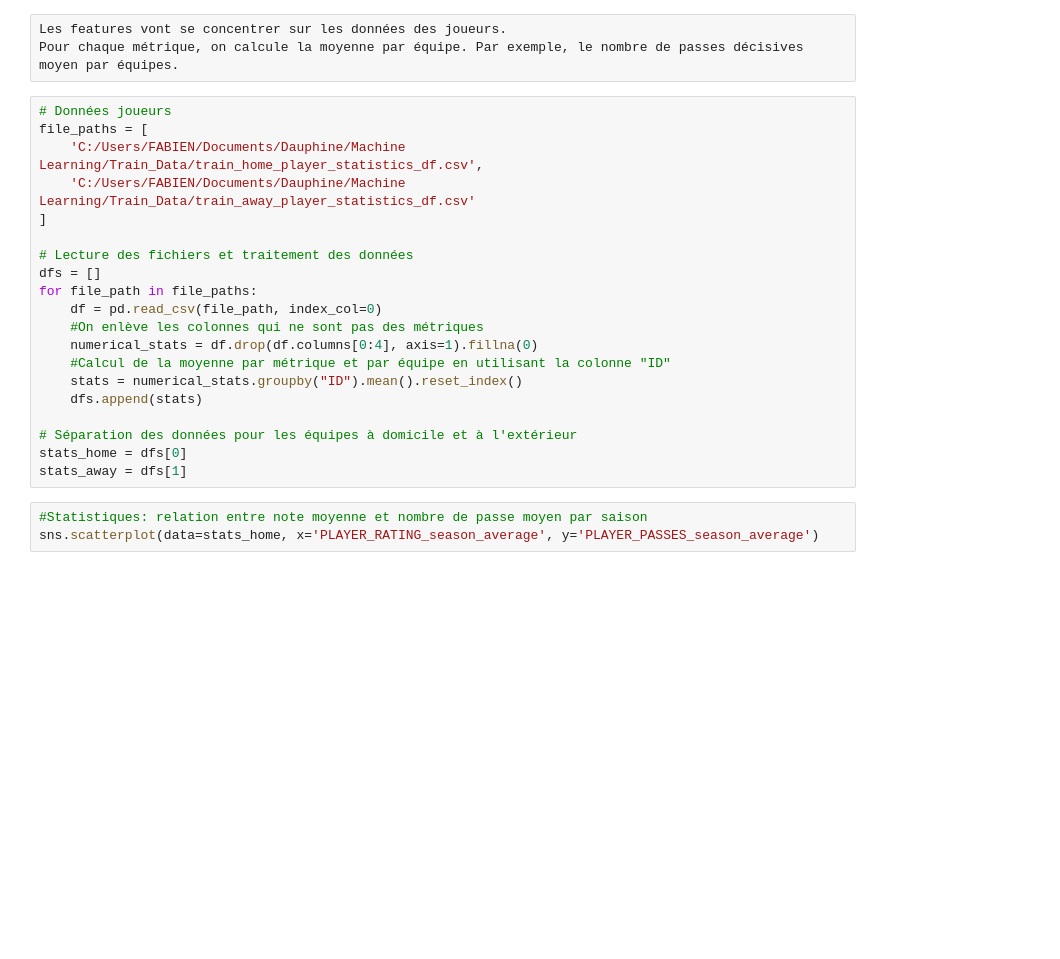
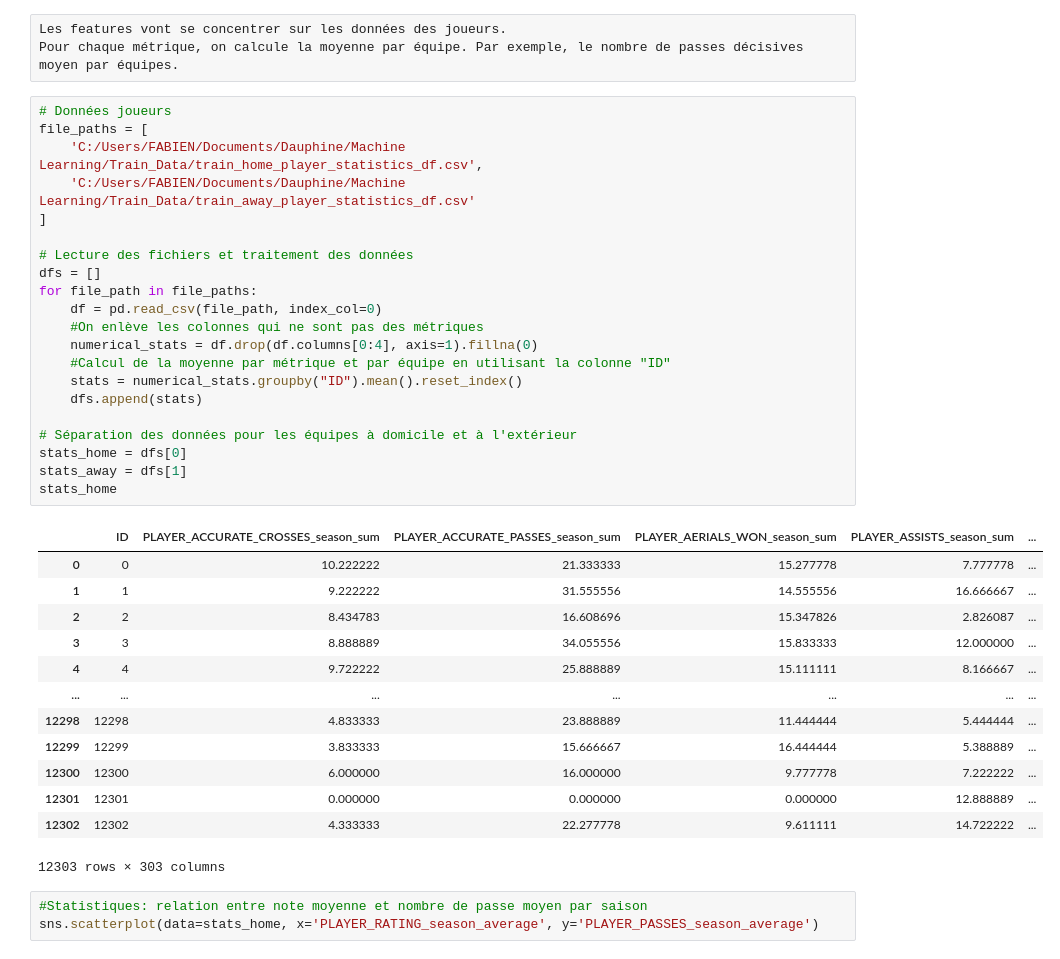
Before and after one commit to FabienCastellini6/ML_project, a Jupyter notebook: notebook.ipynb, the cells around one changed output. Drawn from its saved outputs; the diff is of its cells as text; blank space fills up the shorter version.

```diff
--- a/notebook.ipynb
+++ b/notebook.ipynb
@@ -47,23 +47,38 @@ Pour chaque métrique, on calcule la moyenne par équipe. Par exemple, le nombre
 # %%
 # Données joueurs
 file_paths = [
     'C:/Users/FABIEN/Documents/Dauphine/Machine Learning/Train_Data/train_home_player_statistics_df.csv',
     'C:/Users/FABIEN/Documents/Dauphine/Machine Learning/Train_Data/train_away_player_statistics_df.csv'
 ]
 
 # Lecture des fichiers et traitement des données
 dfs = []
 for file_path in file_paths:
     df = pd.read_csv(file_path, index_col=0)
     #On enlève les colonnes qui ne sont pas des métriques
     numerical_stats = df.drop(df.columns[0:4], axis=1).fillna(0)
     #Calcul de la moyenne par métrique et par équipe en utilisant la colonne "ID"
     stats = numerical_stats.groupby("ID").mean().reset_index()
     dfs.append(stats)
 
 # Séparation des données pour les équipes à domicile et à l'extérieur
 stats_home = dfs[0]
 stats_away = dfs[1]
+stats_home
+# %% [output]
+|  | ID | PLAYER_ACCURATE_CROSSES_season_sum | PLAYER_ACCURATE_PASSES_season_sum | PLAYER_AERIALS_WON_season_sum | PLAYER_ASSISTS_season_sum | ... |
+| 0 | 0 | 10.222222 | 21.333333 | 15.277778 | 7.777778 | ... |
+| 1 | 1 | 9.222222 | 31.555556 | 14.555556 | 16.666667 | ... |
+| 2 | 2 | 8.434783 | 16.608696 | 15.347826 | 2.826087 | ... |
+| 3 | 3 | 8.888889 | 34.055556 | 15.833333 | 12.000000 | ... |
+| 4 | 4 | 9.722222 | 25.888889 | 15.111111 | 8.166667 | ... |
+| ... | ... | ... | ... | ... | ... | ... |
+| 12298 | 12298 | 4.833333 | 23.888889 | 11.444444 | 5.444444 | ... |
+| 12299 | 12299 | 3.833333 | 15.666667 | 16.444444 | 5.388889 | ... |
+| 12300 | 12300 | 6.000000 | 16.000000 | 9.777778 | 7.222222 | ... |
+| 12301 | 12301 | 0.000000 | 0.000000 | 0.000000 | 12.888889 | ... |
+| 12302 | 12302 | 4.333333 | 22.277778 | 9.611111 | 14.722222 | ... |
+12303 rows × 303 columns
 # %%
 #Statistiques: relation entre note moyenne et nombre de passe moyen par saison
 sns.scatterplot(data=stats_home, x='PLAYER_RATING_season_average', y='PLAYER_PASSES_season_average')
```
Also changed, not shown: parts of 19 cells of this notebook.
